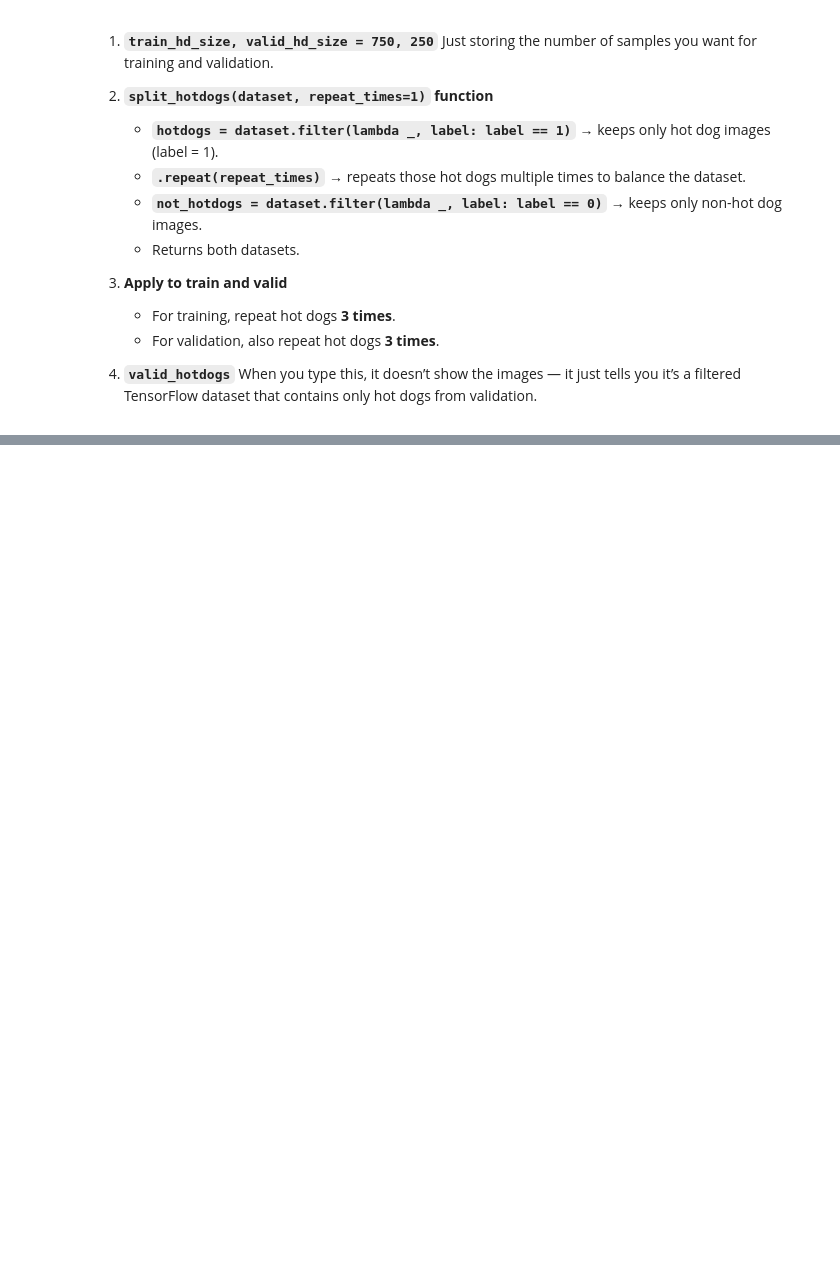
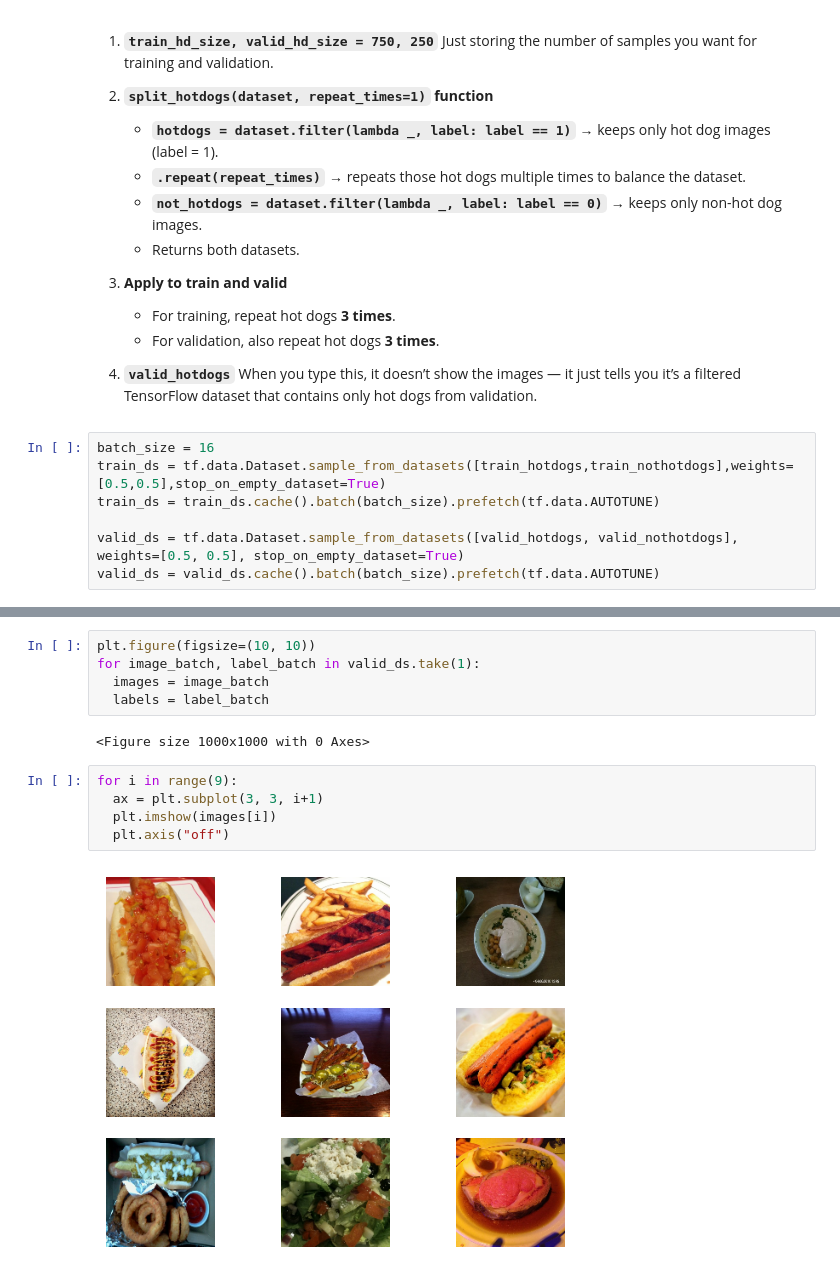
Before and after one commit to samiha-mahin/An-Image-Processing-Repo, a Jupyter notebook: Hot_Dog_vs_Not_Hot_Dog.ipynb, the cells around one changed output, grey strips where cells are left out. Cells and saved outputs as stored; diff of their text form; blank space fills up the shorter version.

```diff
--- a/Hot_Dog_vs_Not_Hot_Dog.ipynb
+++ b/Hot_Dog_vs_Not_Hot_Dog.ipynb
@@ -134,3 +127,10 @@ valid_hotdogs
 
 4. **`valid_hotdogs`**
    When you type this, it doesn’t show the images — it just tells you it’s a filtered TensorFlow dataset that contains only hot dogs from validation.
+# %%
+batch_size = 16
+train_ds = tf.data.Dataset.sample_from_datasets([train_hotdogs,train_nothotdogs],weights=[0.5,0.5],stop_on_empty_dataset=True)
+train_ds = train_ds.cache().batch(batch_size).prefetch(tf.data.AUTOTUNE)
+
+valid_ds = tf.data.Dataset.sample_from_datasets([valid_hotdogs, valid_nothotdogs], weights=[0.5, 0.5], stop_on_empty_dataset=True)
+valid_ds = valid_ds.cache().batch(batch_size).prefetch(tf.data.AUTOTUNE)
@@ -136,0 +233,14 @@ valid_hotdogs
+# %%
+plt.figure(figsize=(10, 10))
+for image_batch, label_batch in valid_ds.take(1):
+  images = image_batch
+  labels = label_batch
+# %% [output]
+<Figure size 1000x1000 with 0 Axes>
+# %%
+for i in range(9):
+  ax = plt.subplot(3, 3, i+1)
+  plt.imshow(images[i])
+  plt.axis("off")
+# %% [output]
+[figure, added]
```
Also changed, not shown: parts of 12 cells of this notebook.
